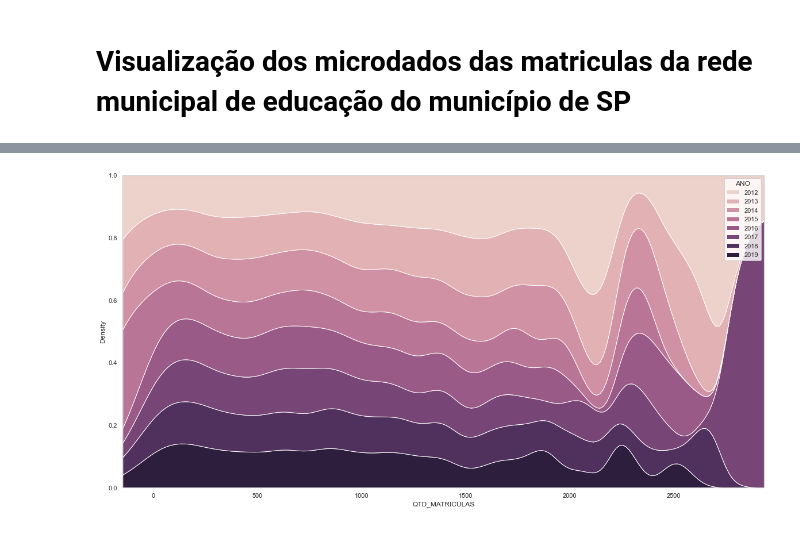
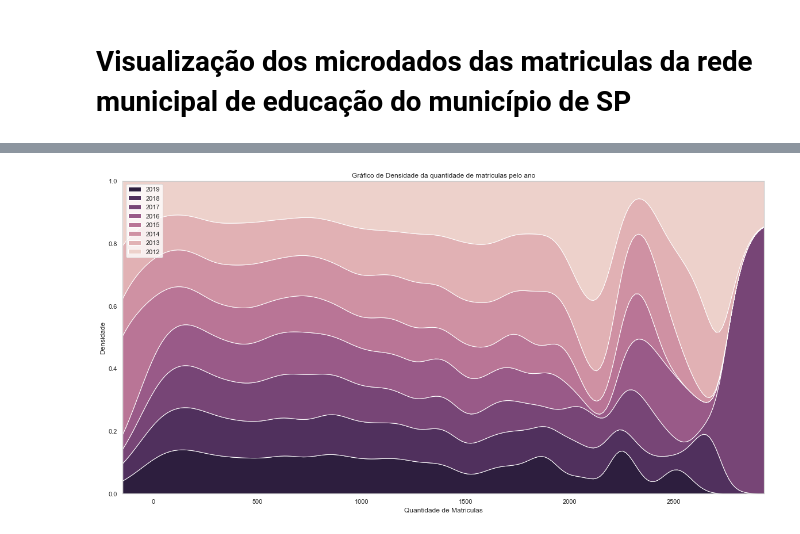
Before and after one commit to EnzoItaliano/visualizacao-dados, a Jupyter notebook: segunda_apresentacao.ipynb, the cells around one changed output, grey strips where cells are left out. Cells and saved outputs as stored; diff of their text form; code cells hidden in the pictures.

Commit message:
Adicionado novas visualizações, e labels para as mesmas

```diff
--- a/segunda_apresentacao.ipynb
+++ b/segunda_apresentacao.ipynb
@@ -118,14 +101,21 @@ for an in anLetivo:
 
 tabelaMatricula = pd.DataFrame(dados, columns=['ANO', 'COD_INEP', 'NOME', 'QTD_MATRICULAS'])
 tabelaMatricula.to_csv('data/Matriculas_escolas.csv', sep=';', index=False, line_terminator='')
+# %%
+tabelaMatricula = pd.read_csv('data/Matriculas_escolas.csv', encoding = "ISO-8859-1", sep = ';')
 # %%
 # set seaborn whitegrid theme
 sns.set(style="whitegrid")
 
 # stacked density plot
 sns.kdeplot(data=tabelaMatricula, x="QTD_MATRICULAS", hue="ANO", common_norm=False, multiple="fill", alpha=1)
+plt.legend([2019, 2018, 2017, 2016, 2015, 2014, 2013, 2012], loc='upper left')
+
+plt.title('Gráfico de Densidade da quantidade de matriculas pelo ano')
+plt.xlabel('Quantidade de Matriculas')
+plt.ylabel('Densidade')
 
 # show the graph
 plt.show()
 # %% [output]
-[figure, old version]
+[figure, new version]
```
Also changed, not shown: parts of 3 cells of this notebook.
